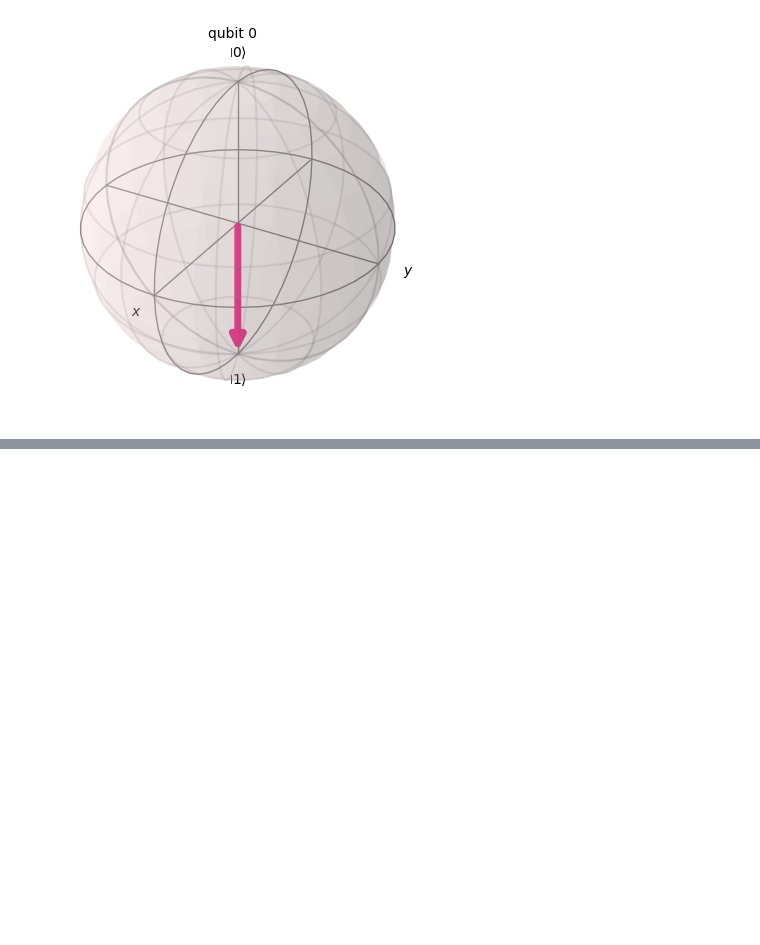
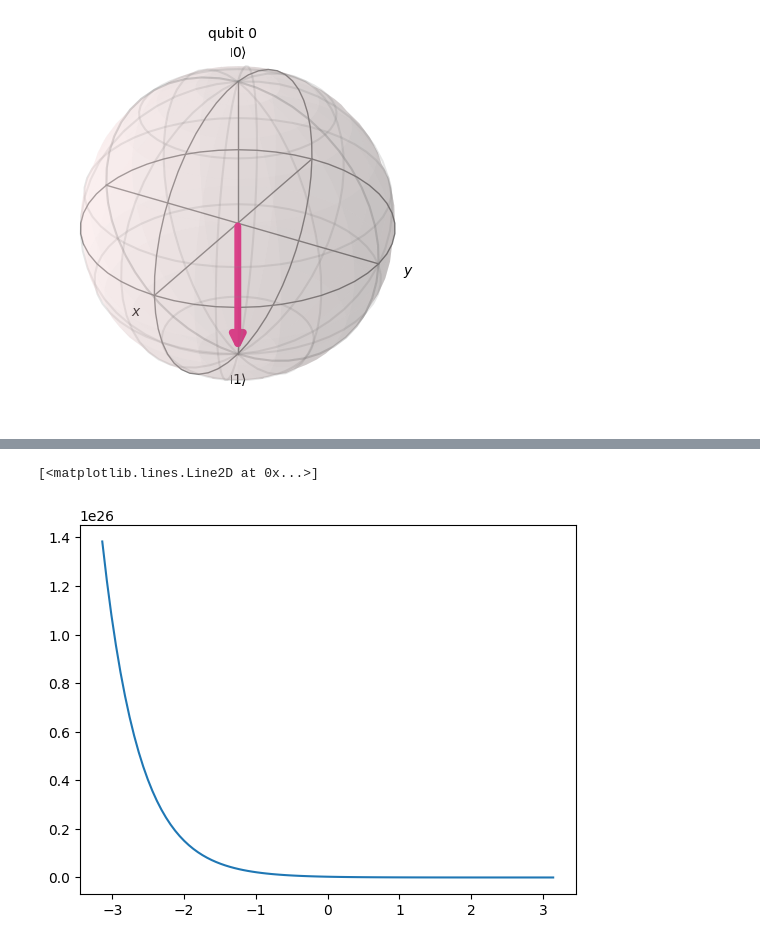
Before and after one commit to Grace-Davanzo/SimulationLabHomework, a Jupyter notebook: Homework3.ipynb, the cells around one changed output, grey strips where cells are left out. Cells and saved outputs as stored; diff of their text form; code cells hidden in the pictures; blank space fills up the shorter version.

```diff
--- a/Homework3.ipynb
+++ b/Homework3.ipynb
@@ -121,0 +167,7 @@ sigma_t = 1
+# %%
+plt.figure()
+y, z = e_with_omega(t)
+(t,y,z)
+# %% [output]
+[<matplotlib.lines.Line2D at 0x...>]
+[figure, added]
```
Also changed, not shown: parts of 11 cells of this notebook, 1 other file.
